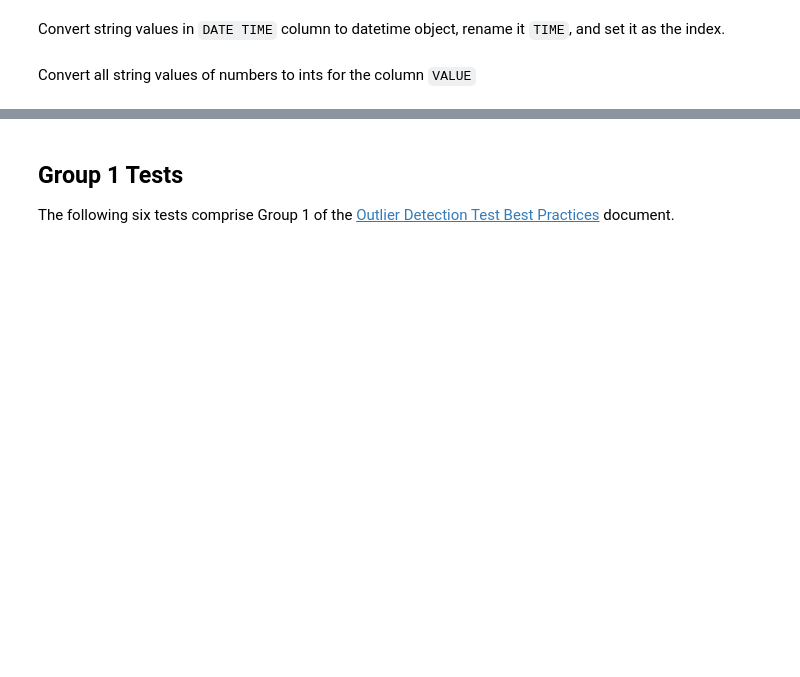
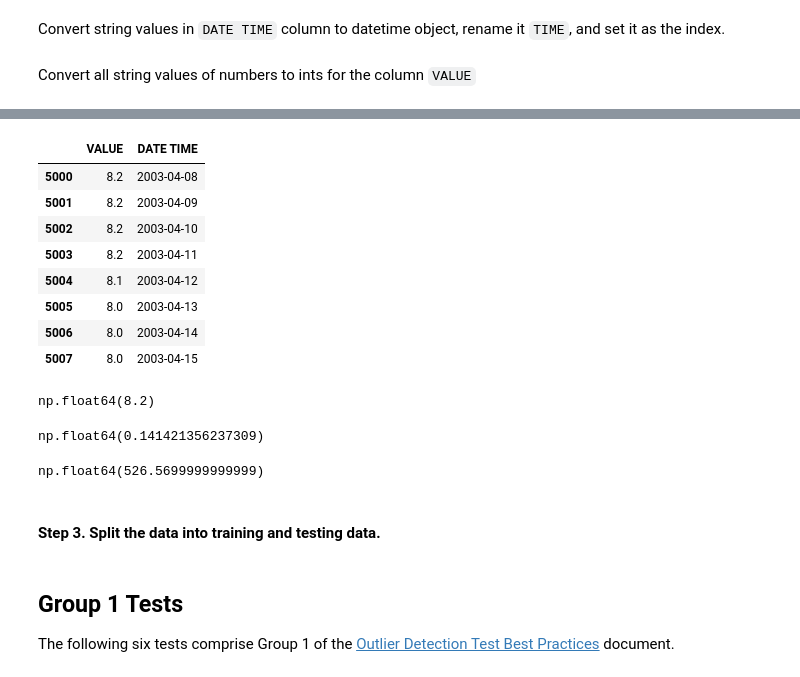
Before and after one commit to DWR-QA-Program/caldata-dsa-outlier-tool, a Jupyter notebook: dwr/dwr.ipynb, the cells around one changed output, grey strips where cells are left out. Saved outputs shown, nothing was run; the diff lists cells and outputs as text; code cells hidden in the pictures; blank space fills up the shorter version.

```diff
--- a/dwr/dwr.ipynb
+++ b/dwr/dwr.ipynb
@@ -85,0 +145,33 @@ df.VALUE = pd.to_numeric(df.VALUE)
+# %%
+time_mask = (df['DATE TIME'] >= t0) & (df['DATE TIME'] <= t1)
+# %%
+time_chunk = time_series[time_mask]
+# %%
+time_chunk
+# %% [output]
+|  | VALUE | DATE TIME |
+| 5000 | 8.2 | 2003-04-08 |
+| 5001 | 8.2 | 2003-04-09 |
+| 5002 | 8.2 | 2003-04-10 |
+| 5003 | 8.2 | 2003-04-11 |
+| 5004 | 8.1 | 2003-04-12 |
+| 5005 | 8.0 | 2003-04-13 |
+| 5006 | 8.0 | 2003-04-14 |
+| 5007 | 8.0 | 2003-04-15 |
+# %%
+# Calculate absolute maximum
+feature_extraction.feature_calculators.absolute_maximum(time_chunk['VALUE'])
+# %% [output]
+np.float64(8.2)
+# %%
+# Calculate a measure of complexity
+feature_extraction.feature_calculators.cid_ce(time_chunk['VALUE'], normalize = False)
+# %% [output]
+np.float64(0.141421356237309)
+# %%
+# Calculate the absolute energy
+feature_extraction.feature_calculators.abs_energy(time_chunk['VALUE'])
+# %% [output]
+np.float64(526.5699999999999)
+# %% [markdown]
+#### Step 3. Split the data into training and testing data.
```
Also changed, not shown: parts of 22 cells of this notebook, 3 other files.
